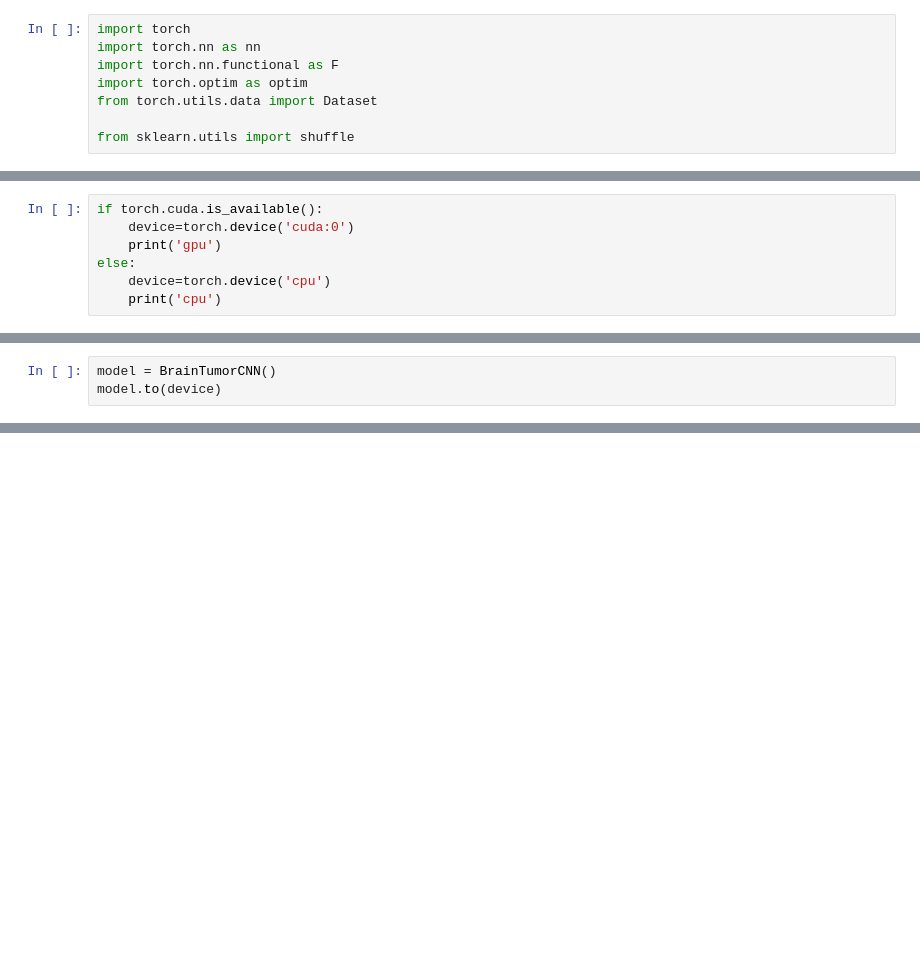
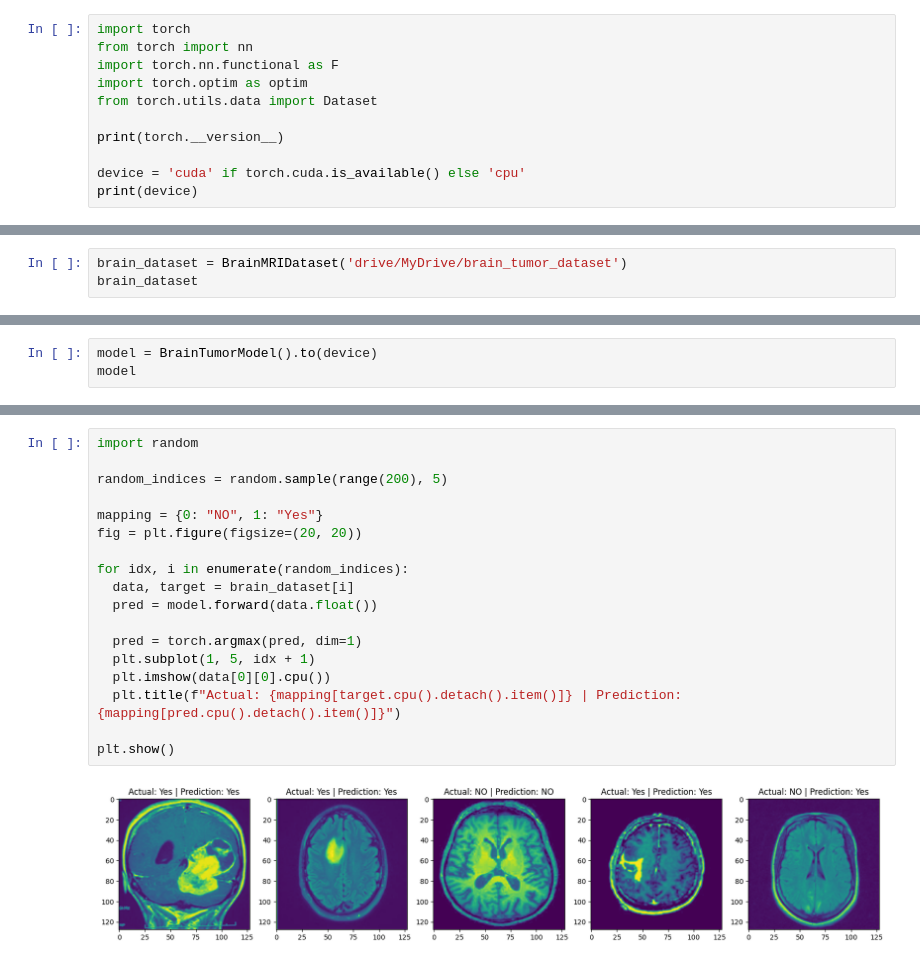
Before and after one commit to LuluW8071/Brain-Tumor-Detection, a Jupyter notebook: model.ipynb, the cells around one changed output, grey strips where cells are left out. Drawn from its saved outputs; the diff is of its cells as text; blank space fills up the shorter version.

Commit message:
Trained Model with Prediction Labelling

```diff
--- a/model.ipynb
+++ b/model.ipynb
@@ -9,8 +8,11 @@ from glob import glob   # takes care of various extension of image files
 # %%
 import torch
-import torch.nn as nn
+from torch import nn
 import torch.nn.functional as F
 import torch.optim as optim
 from torch.utils.data import Dataset
 
-from sklearn.utils import shuffle
+print(torch.__version__)
+
+device = 'cuda' if torch.cuda.is_available() else 'cpu'
+print(device)
@@ -17,7 +21,0 @@ from sklearn.utils import shuffle
-# %%
-if torch.cuda.is_available():
-    device=torch.device('cuda:0')
-    print('gpu')
-else:
-    device=torch.device('cpu')
-    print('cpu')
@@ -98,0 +75,3 @@ print(dataset)
+# %%
+brain_dataset = BrainMRIDataset('drive/MyDrive/brain_tumor_dataset')
+brain_dataset
@@ -125,4 +156,4 @@ class BrainTumorCNN(nn.Module):
 # %%
-model = BrainTumorCNN()
-model.to(device)
+model = BrainTumorModel().to(device)
+model
 # %% [output]
@@ -142,0 +290,20 @@ optimizer = optim.Adam(model.parameters(), lr=0.001)
+# %%
+import random
+
+random_indices = random.sample(range(200), 5)
+
+mapping = {0: "NO", 1: "Yes"}
+fig = plt.figure(figsize=(20, 20))
+
+for idx, i in enumerate(random_indices):
+  data, target = brain_dataset[i]
+  pred = model.forward(data.float())
+
+  pred = torch.argmax(pred, dim=1)
+  plt.subplot(1, 5, idx + 1)
+  plt.imshow(data[0][0].cpu())
+  plt.title(f"Actual: {mapping[target.cpu().detach().item()]} | Prediction: {mapping[pred.cpu().detach().item()]}")
+
+plt.show()
+# %% [output]
+[figure, added]
```
Also changed, not shown: parts of 24 cells of this notebook.
